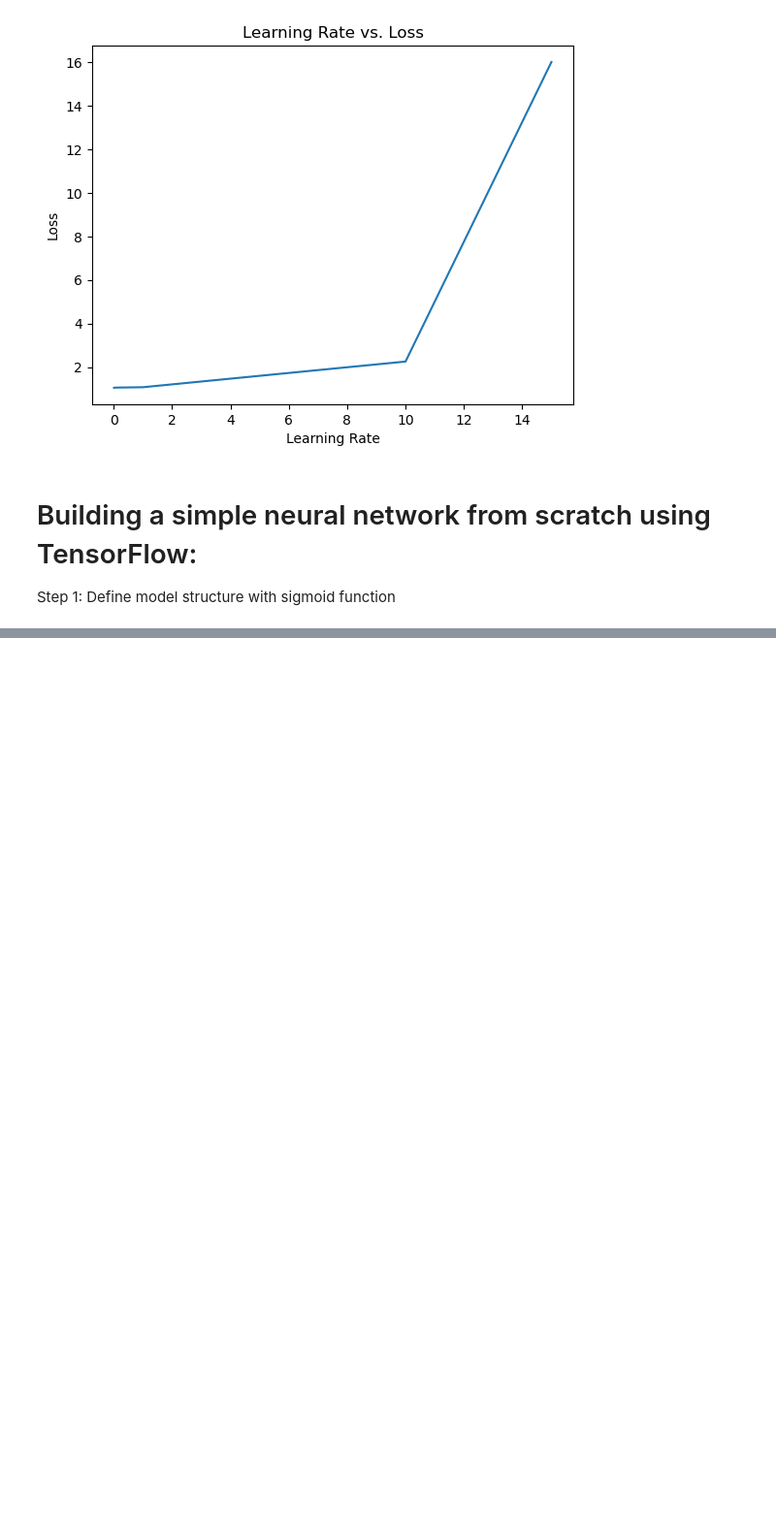
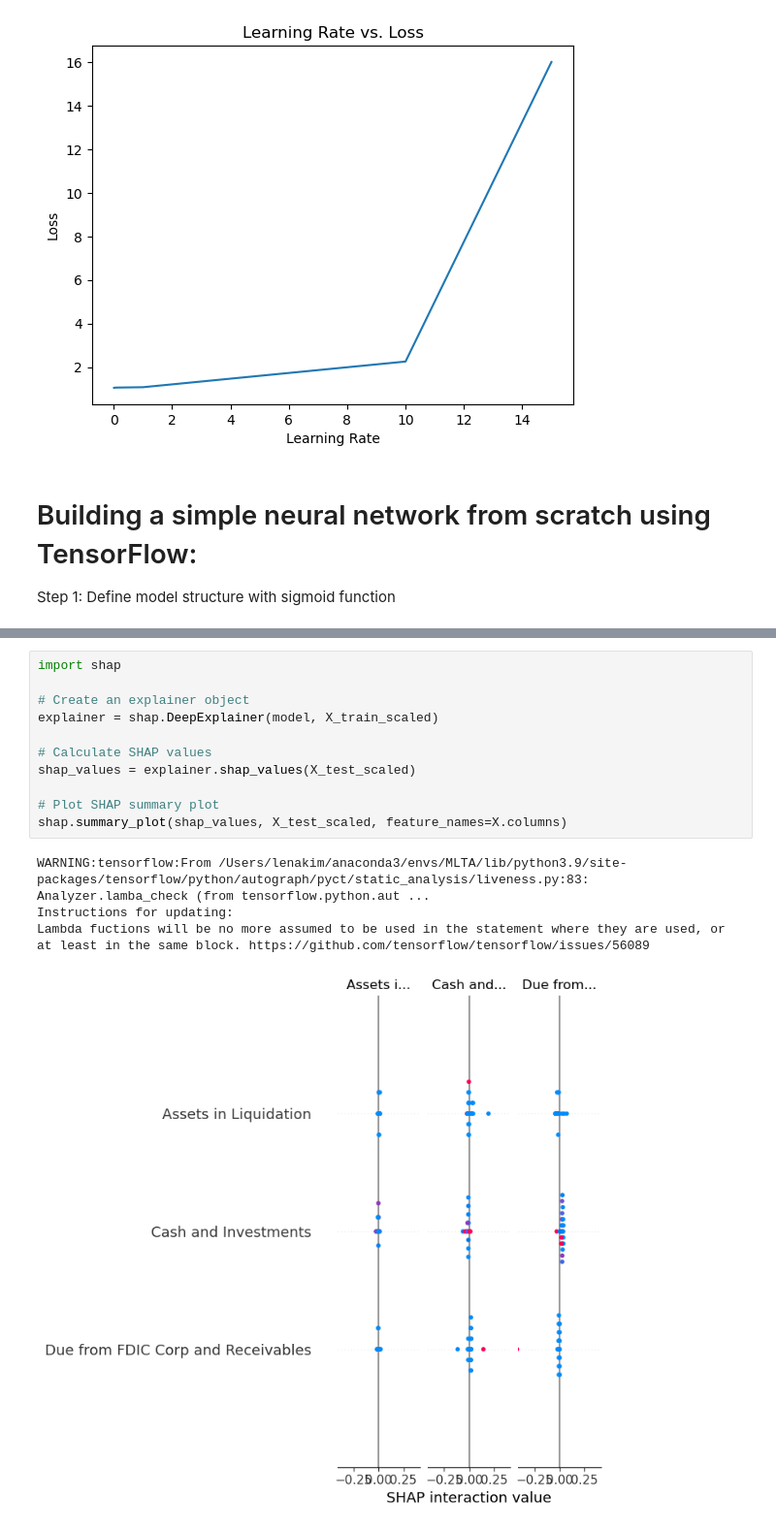
Before and after one commit to wkim31/Econ1680-ML, a Jupyter notebook: ML_MultilayerPerceptron.ipynb, the cells around one changed output, grey strips where cells are left out. Shown at 97% size. Saved outputs shown, nothing was run; the diff lists cells and outputs as text; blank space fills up the shorter version.

```diff
--- a/ML_MultilayerPerceptron.ipynb
+++ b/ML_MultilayerPerceptron.ipynb
@@ -181,0 +232,16 @@ Test Accuracy: 0.38461539149284363
+# %%
+import shap
+
+# Create an explainer object
+explainer = shap.DeepExplainer(model, X_train_scaled)
+
+# Calculate SHAP values
+shap_values = explainer.shap_values(X_test_scaled)
+
+# Plot SHAP summary plot
+shap.summary_plot(shap_values, X_test_scaled, feature_names=X.columns)
+# %% [output]
+WARNING:tensorflow:From /Users/lenakim/anaconda3/envs/MLTA/lib/python3.9/site-packages/tensorflow/python/autograph/pyct/static_analysis/liveness.py:83: Analyzer.lamba_check (from tensorflow.python.aut ...
+Instructions for updating:
+Lambda fuctions will be no more assumed to be used in the statement where they are used, or at least in the same block. https://github.com/tensorflow/tensorflow/issues/56089
+[figure, added]
```
Also changed, not shown: parts of 9 cells of this notebook.
